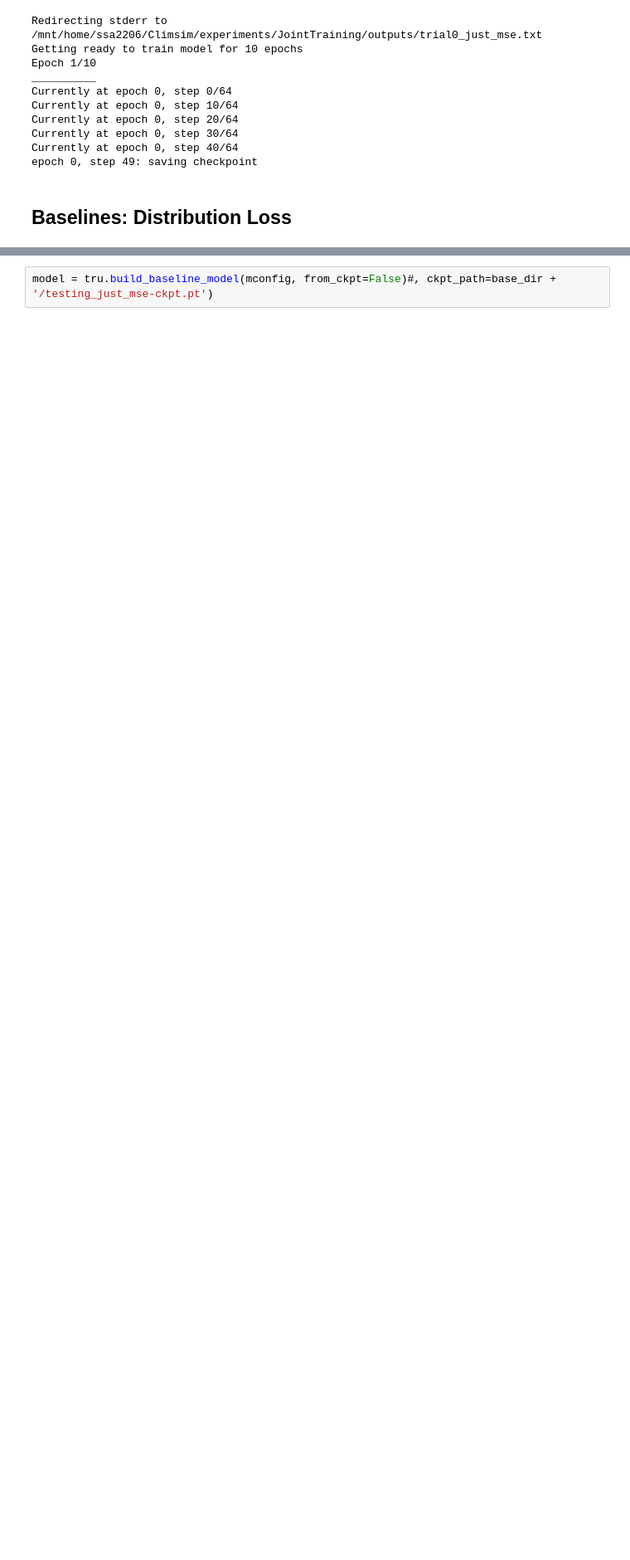
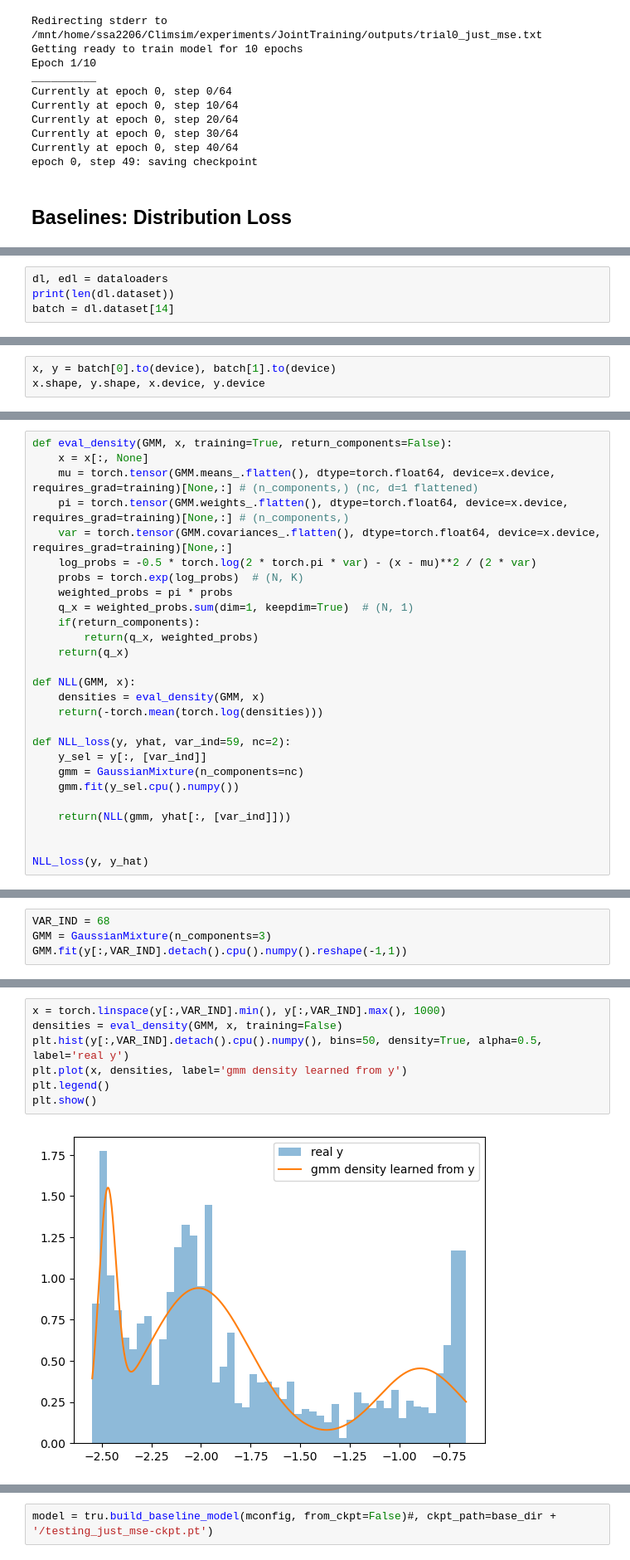
Before and after one commit to SammyAgrawal/diffusion-climsim, a Jupyter notebook: Notebooks/DiffTraining.ipynb, the cells around one changed output, grey strips where cells are left out. Shown at 83% size. Saved outputs shown, nothing was run; the diff lists cells and outputs as text; blank space fills up the shorter version.

```diff
--- a/Notebooks/DiffTraining.ipynb
+++ b/Notebooks/DiffTraining.ipynb
@@ -848,0 +581,4 @@ use_diffusion_loss = False
+# %%
+dl, edl = dataloaders
+print(len(dl.dataset))
+batch = dl.dataset[14]
@@ -848,0 +589,3 @@ use_diffusion_loss = False
+# %%
+x, y = batch[0].to(device), batch[1].to(device)
+x.shape, y.shape, x.device, y.device
@@ -848,0 +766,27 @@ use_diffusion_loss = False
+# %%
+def eval_density(GMM, x, training=True, return_components=False):
+    x = x[:, None]
+    mu = torch.tensor(GMM.means_.flatten(), dtype=torch.float64, device=x.device, requires_grad=training)[None,:] # (n_components,) (nc, d=1 flattened)
+    pi = torch.tensor(GMM.weights_.flatten(), dtype=torch.float64, device=x.device, requires_grad=training)[None,:] # (n_components,)
+    var = torch.tensor(GMM.covariances_.flatten(), dtype=torch.float64, device=x.device, requires_grad=training)[None,:]
+    log_probs = -0.5 * torch.log(2 * torch.pi * var) - (x - mu)**2 / (2 * var)
+    probs = torch.exp(log_probs)  # (N, K)
+    weighted_probs = pi * probs
+    q_x = weighted_probs.sum(dim=1, keepdim=True)  # (N, 1)
+    if(return_components):
+        return(q_x, weighted_probs)
+    return(q_x)
+
+def NLL(GMM, x):
+    densities = eval_density(GMM, x)
+    return(-torch.mean(torch.log(densities)))
+
+def NLL_loss(y, yhat, var_ind=59, nc=2):
+    y_sel = y[:, [var_ind]]
+    gmm = GaussianMixture(n_components=nc)
+    gmm.fit(y_sel.cpu().numpy())
+
+    return(NLL(gmm, yhat[:, [var_ind]]))
+
+
+NLL_loss(y, y_hat)
@@ -848,0 +907,4 @@ use_diffusion_loss = False
+# %%
+VAR_IND = 68
+GMM = GaussianMixture(n_components=3)
+GMM.fit(y[:,VAR_IND].detach().cpu().numpy().reshape(-1,1))
@@ -848,0 +917,9 @@ use_diffusion_loss = False
+# %%
+x = torch.linspace(y[:,VAR_IND].min(), y[:,VAR_IND].max(), 1000)
+densities = eval_density(GMM, x, training=False)
+plt.hist(y[:,VAR_IND].detach().cpu().numpy(), bins=50, density=True, alpha=0.5, label='real y')
+plt.plot(x, densities, label='gmm density learned from y')
+plt.legend()
+plt.show()
+# %% [output]
+[figure, added]
```
Also changed, not shown: parts of 140 cells of this notebook, 8 other files.
